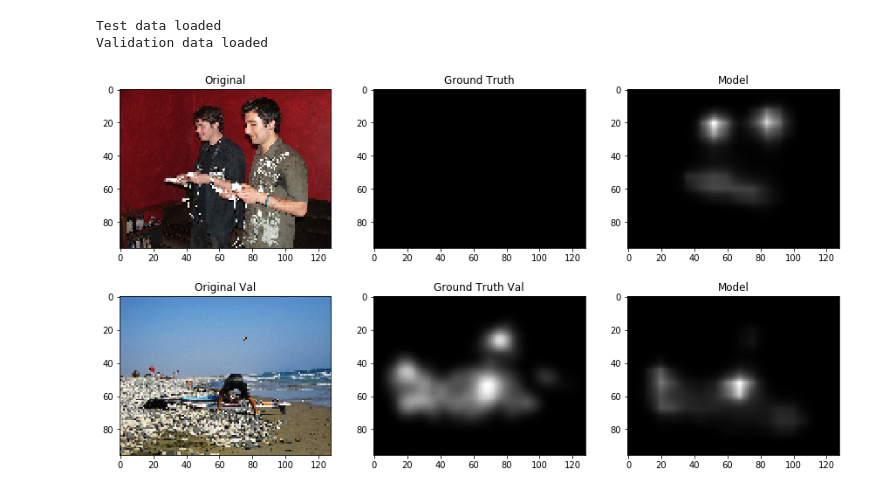
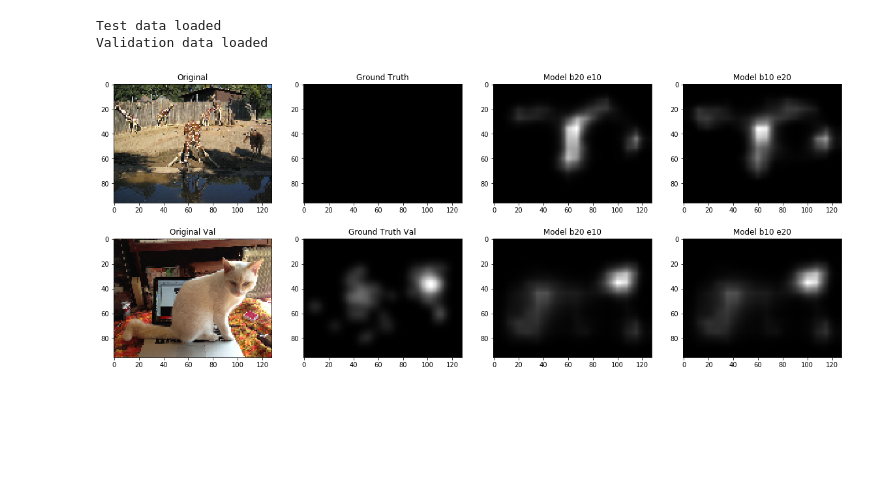
Before and after one commit to Hoclor/CoSADUV-Contextual-Saliency-for-Detecting-Anomalies-in-UAV-Video, a Jupyter notebook: DSCLRCN-PyTorch/DSCLRCN_exp.ipynb, the cells around one changed output. Cells and saved outputs as stored; diff of their text form; code cells hidden in the pictures; blank space fills up the shorter version.

Commit message:
Fix cuda implementation for testing, prepare KLD loss calculations for our use case

```diff
--- a/DSCLRCN-PyTorch/DSCLRCN_exp.ipynb
+++ b/DSCLRCN-PyTorch/DSCLRCN_exp.ipynb
@@ -81,7 +81,8 @@ plt.show()
 
 # model_cnn3 = torch.load('pretrained/model_cnn_noLSTM_100_lr4').cuda()
 # model_seg3 = torch.load('pretrained/model_seg_noLSTM_100_lr4').cuda()
-model = torch.load("pretrained/model_seg_100_lr4_batch20_epoch10", map_location='cpu')
+model = torch.load("pretrained/model_seg_lr4_batch20_epoch10", map_location='cpu')
+model_2 = torch.load("pretrained/model_seg_lr4_batch10_epoch20", map_location='cpu')
 # %%
 # Loading the original images from the test set ('test_datadict.pickle': dictionary of images and fixation maps)
 # This does NOT contain any fixation maps, as these are not provided with SALICON test images
@@ -109,10 +110,12 @@ original = test_data_original['images'][test_image_id]
 original_val = val_data_original['images'][val_image_id]
 
 x = x.contiguous().view(1, *x.size())
+x_2 = x[:]
 x_val = x_val.contiguous().view(1, *x_val.size())
+x_2_val = x_val[:]
 if torch.cuda.is_available():
-    x.cuda()
-    x_val.cuda()
+    x = x.cuda()
+    x_val = x_val.cuda()
 y = y.numpy()
 y_val = y_val.numpy()
 
@@ -120,12 +123,21 @@ y_val = y_val.numpy()
 # model.eval()
 # model_cnn1.eval()
 
+# First model
 x_sal = model(Variable(x))
 x_sal_nmp = x_sal.squeeze().data.numpy()
 
 x_val_sal = model(Variable(x_val))
 x_val_sal_nmp = x_val_sal.squeeze().data.numpy()
 
+# Second model
+x_2_sal = model_2(Variable(x_2))
+x_2_sal_nmp = x_2_sal.squeeze().data.numpy()
+
+x_2_val_sal = model(Variable(x_2_val))
+x_2_val_sal_nmp = x_2_val_sal.squeeze().data.numpy()
+
+# Plot the output
 plt.figure(figsize=(20,8))
 plt.subplot(2,4,1); plt.title('Original')
 plt.imshow(original)
@@ -134,38 +146,45 @@ plt.imshow(y, cmap='gray')
 
 plt.subplot(2,4,3)
 # plt.imshow(x_sal_nmp1, cmap='gray'); plt.title('CNN+Context+LSTM')
-plt.imshow(x_sal_nmp, cmap='gray'); plt.title('Model')
+plt.imshow(x_sal_nmp, cmap='gray'); plt.title('Model b20 e10')
+# Second model
+plt.subplot(2,4,4)
+plt.imshow(x_2_sal_nmp, cmap='gray'); plt.title('Model b10 e20')
 
 plt.subplot(2,4,5); plt.title('Original Val')
 plt.imshow(original_val)
 plt.subplot(2,4,6); plt.title('Ground Truth Val')
 plt.imshow(y_val, cmap='gray')
 
 plt.subplot(2,4,7)
-plt.imshow(x_val_sal_nmp, cmap='gray'); plt.title('Model')
+plt.imshow(x_val_sal_nmp, cmap='gray'); plt.title('Model b20 e10')
+# Second model
+plt.subplot(2,4,8)
+plt.imshow(x_2_val_sal_nmp, cmap='gray'); plt.title('Model b10 e20')
+
 
 # plt.subplot(2,4,6)
 # plt.imshow(x_sal_nmp2, cmap='gray'); plt.title('Seg.+Context+LSTM')
 
 # plt.subplot(2,4,3)
 # plt.imshow(x_sal_nmp3, cmap='gray'); plt.title('CNN+LSTM')
 # plt.subplot(2,4,7)
 # plt.imshow(x_sal_nmp4, cmap='gray'); plt.title('Seg.+LSTM')
 
 # plt.subplot(2,4,4)
 # plt.imshow(x_sal_nmp5, cmap='gray'); plt.title('CNN')
 
 # plt.subplot(2,4,8)
 # plt.imshow(x_sal_nmp6, cmap='gray'); plt.title('Seg.')
 # plt.savefig('ResExamples/example_'+str(test_image_id)+'.png')
 plt.show()
 
 # model.eval()
 # x_saln = model(Variable(x))
 # x_saln_nmp = x_saln.squeeze().cpu().data.numpy()
 
 # plt.imshow(x_saln_nmp, cmap='gray'); plt.title('new')
 # plt.show()
 # %% [output]
-[figure, old version]
+[figure, new version]
 # %%
```
Also changed, not shown: parts of 1 cell of this notebook.
